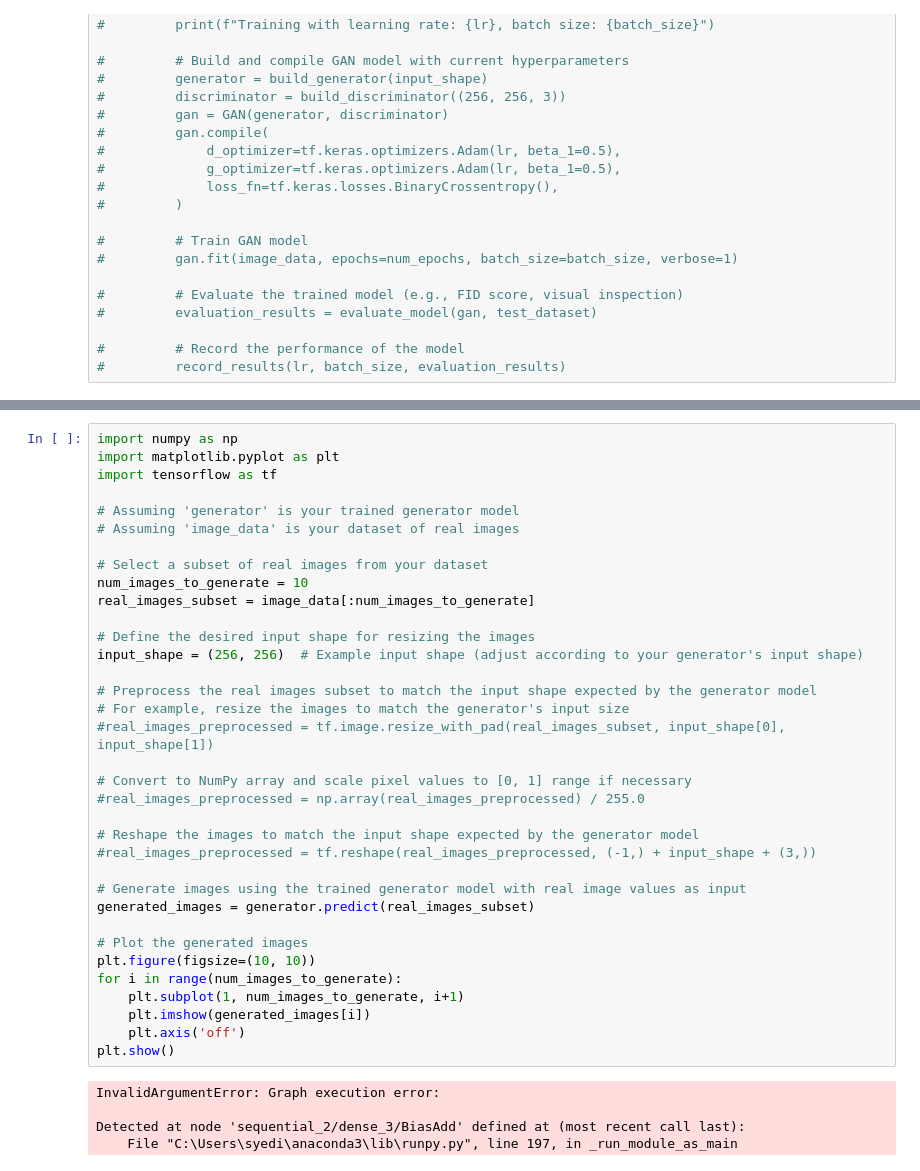
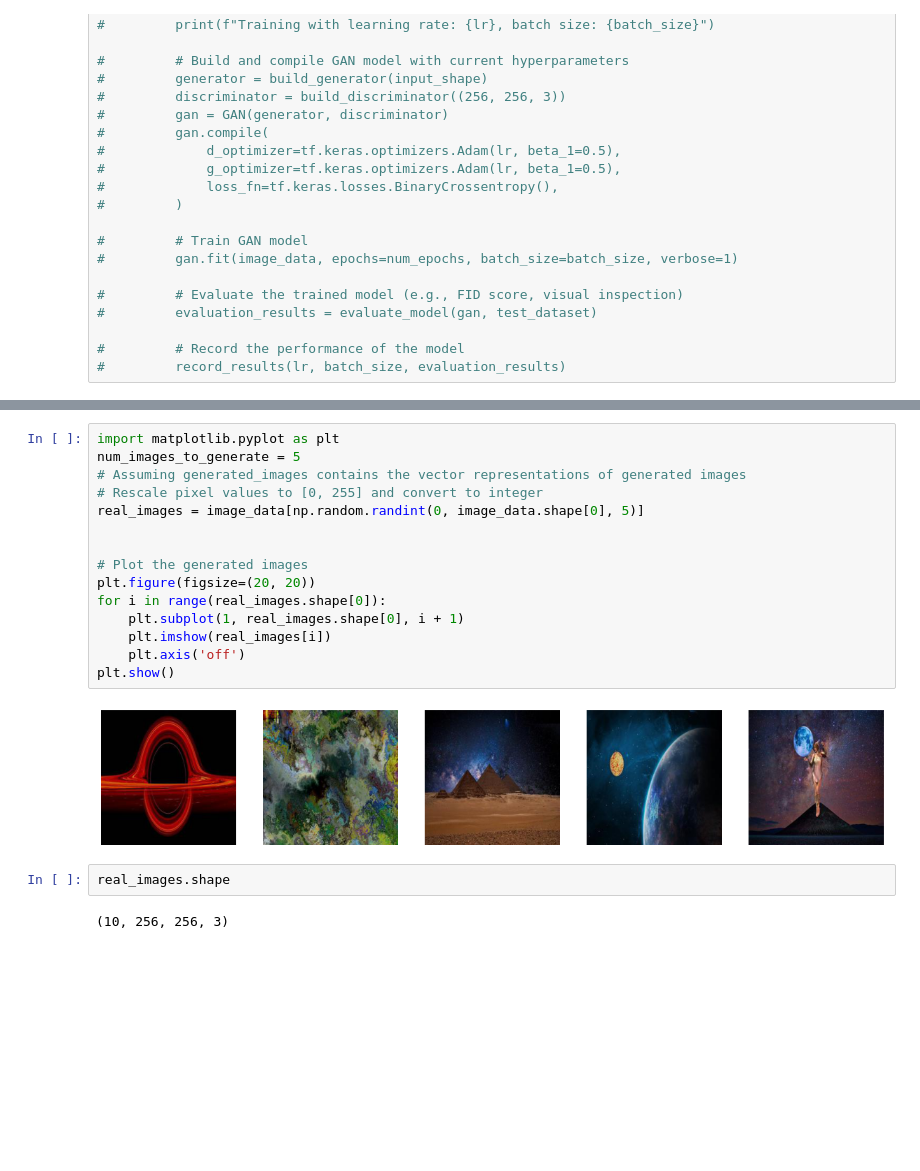
Before and after one commit to syedirfanx/AuroraX-ai, a Jupyter notebook: aurorax-ai.ipynb, the cells around one changed output, grey strips where cells are left out. Drawn from its saved outputs; the diff is of its cells as text; blank space fills up the shorter version.

```diff
--- a/aurorax-ai.ipynb
+++ b/aurorax-ai.ipynb
@@ -263,40 +136,21 @@ Epoch 10/10 - Discriminator Loss: [0. 1.] - Generator Loss: 0.0
-# %%
-import numpy as np
-import matplotlib.pyplot as plt
-import tensorflow as tf
-
-# Assuming 'generator' is your trained generator model
-# Assuming 'image_data' is your dataset of real images
-
-# Select a subset of real images from your dataset
-num_images_to_generate = 10
-real_images_subset = image_data[:num_images_to_generate]
-
-# Define the desired input shape for resizing the images
-input_shape = (256, 256)  # Example input shape (adjust according to your generator's input shape)
-
-# Preprocess the real images subset to match the input shape expected by the generator model
-# For example, resize the images to match the generator's input size
-#real_images_preprocessed = tf.image.resize_with_pad(real_images_subset, input_shape[0], input_shape[1])
-
-# Convert to NumPy array and scale pixel values to [0, 1] range if necessary
-#real_images_preprocessed = np.array(real_images_preprocessed) / 255.0
-
-# Reshape the images to match the input shape expected by the generator model
-#real_images_preprocessed = tf.reshape(real_images_preprocessed, (-1,) + input_shape + (3,))
-
-# Generate images using the trained generator model with real image values as input
-generated_images = generator.predict(real_images_subset)
-
-# Plot the generated images
-plt.figure(figsize=(10, 10))
-for i in range(num_images_to_generate):
-    plt.subplot(1, num_images_to_generate, i+1)
-    plt.imshow(generated_images[i])
-    plt.axis('off')
-plt.show()
-# %% [output]
-InvalidArgumentError: Graph execution error:
-
-Detected at node 'sequential_2/dense_3/BiasAdd' defined at (most recent call last):
-    File "C:\Users\syedi\anaconda3\lib\runpy.py", line 197, in _run_module_as_main
+# %%
+import matplotlib.pyplot as plt
+num_images_to_generate = 5
+# Assuming generated_images contains the vector representations of generated images
+# Rescale pixel values to [0, 255] and convert to integer
+real_images = image_data[np.random.randint(0, image_data.shape[0], 5)]
+
+
+# Plot the generated images
+plt.figure(figsize=(20, 20))
+for i in range(real_images.shape[0]):
+    plt.subplot(1, real_images.shape[0], i + 1)
+    plt.imshow(real_images[i])
+    plt.axis('off')
+plt.show()
+# %% [output]
+[figure, added]
+# %%
+real_images.shape
+# %% [output]
+(10, 256, 256, 3)
```
Also changed, not shown: parts of 10 cells of this notebook.
